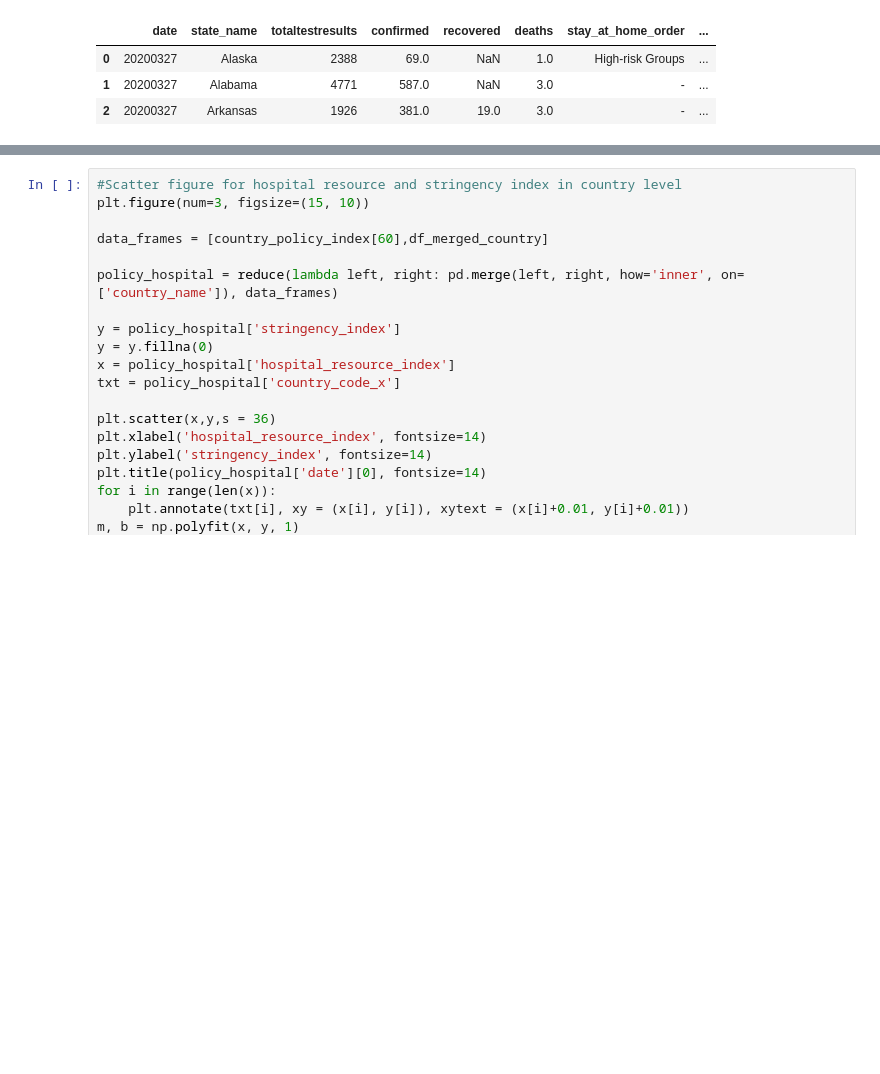
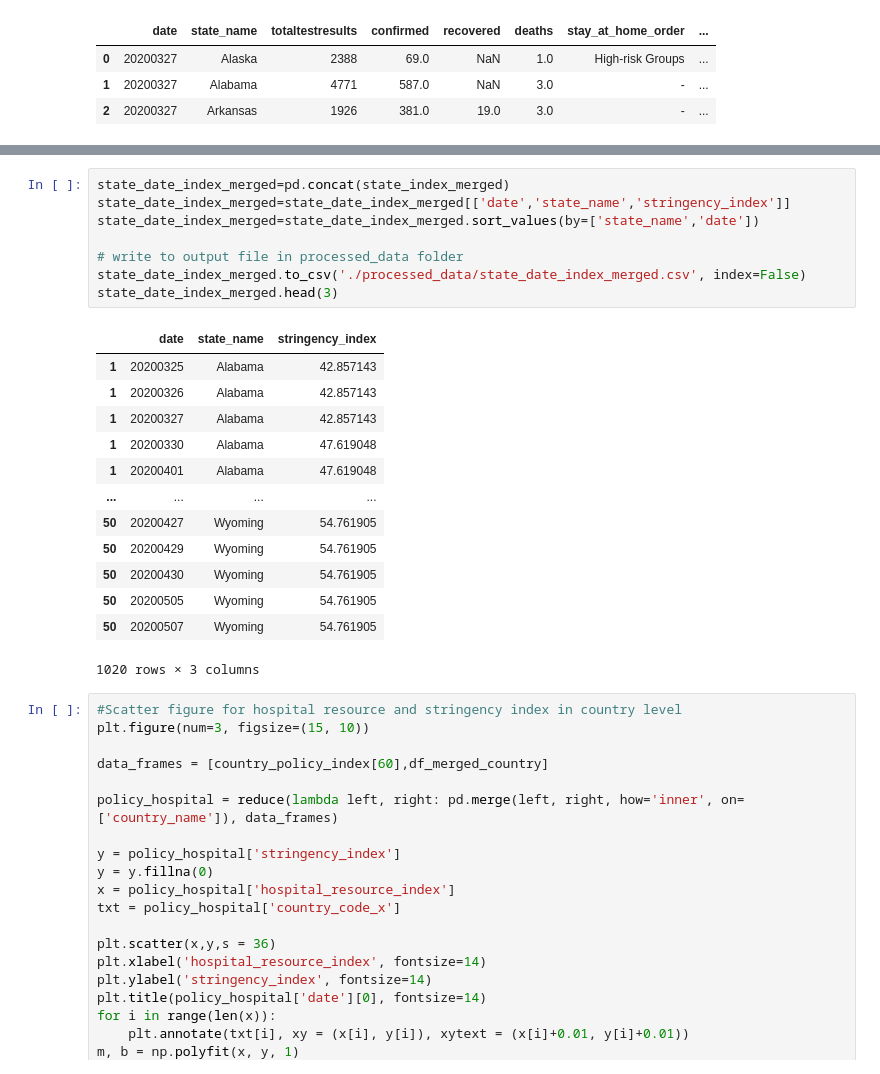
Before and after one commit to iamzhaihy/BD2020-Final-Project, a Jupyter notebook: Data Processing.ipynb, the cells around one changed output, grey strips where cells are left out. Saved outputs shown, nothing was run; the diff lists cells and outputs as text; blank space fills up the shorter version.

```diff
--- a/Data Processing.ipynb
+++ b/Data Processing.ipynb
@@ -1188,4 +1191,26 @@ for i in range(len(filename_list)):
 ... (8 outputs left out)
+# %%
+state_date_index_merged=pd.concat(state_index_merged)
+state_date_index_merged=state_date_index_merged[['date','state_name','stringency_index']]
+state_date_index_merged=state_date_index_merged.sort_values(by=['state_name','date'])
+
+# write to output file in processed_data folder
+state_date_index_merged.to_csv('./processed_data/state_date_index_merged.csv', index=False)
+state_date_index_merged.head(3)
+# %% [output]
+|  | date | state_name | stringency_index |
+| 1 | 20200325 | Alabama | 42.857143 |
+| 1 | 20200326 | Alabama | 42.857143 |
+| 1 | 20200327 | Alabama | 42.857143 |
+| 1 | 20200330 | Alabama | 47.619048 |
+| 1 | 20200401 | Alabama | 47.619048 |
+| ... | ... | ... | ... |
+| 50 | 20200427 | Wyoming | 54.761905 |
+| 50 | 20200429 | Wyoming | 54.761905 |
+| 50 | 20200430 | Wyoming | 54.761905 |
+| 50 | 20200505 | Wyoming | 54.761905 |
+| 50 | 20200507 | Wyoming | 54.761905 |
+1020 rows × 3 columns
 # %%
 #Scatter figure for hospital resource and stringency index in country level
 plt.figure(num=3, figsize=(15, 10))
```
Also changed, not shown: parts of 4 cells of this notebook, 1 other file.
